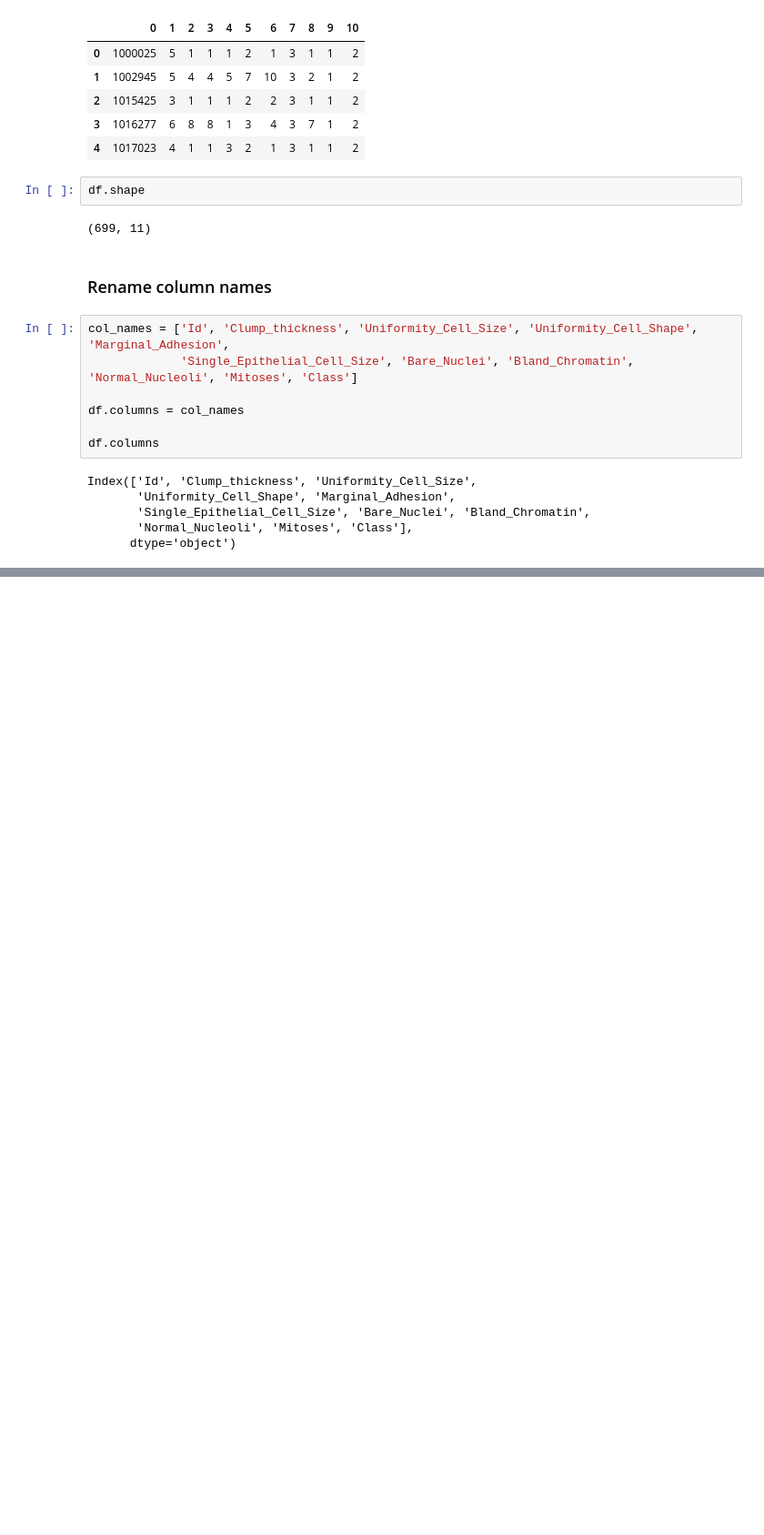
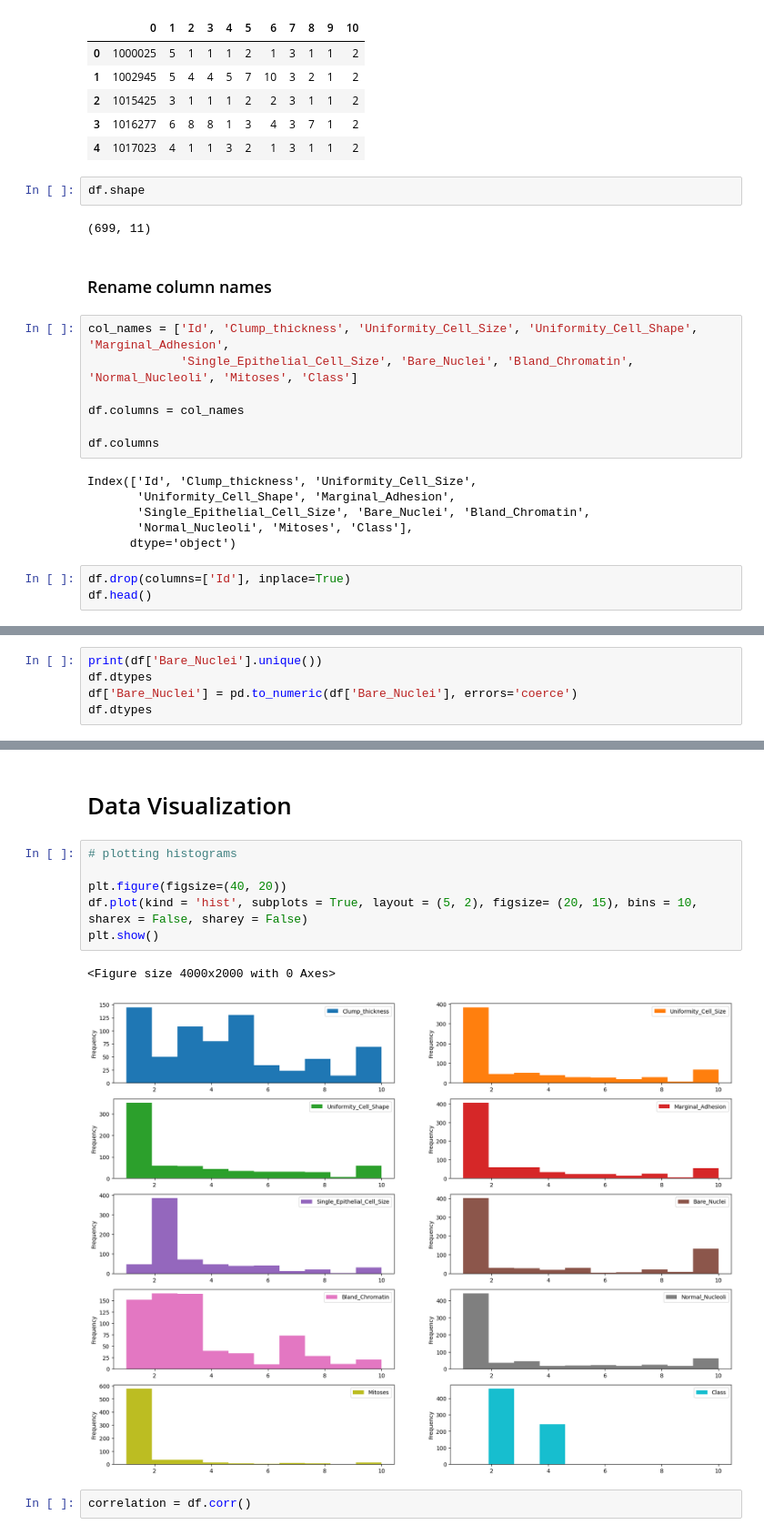
Before and after one commit to aryanaarav/Projects, a Jupyter notebook: DataScienceProjects/KNN/KNNalgorithm.ipynb, the cells around one changed output, grey strips where cells are left out. Shown at 91% size. Cells and saved outputs as stored; diff of their text form; blank space fills up the shorter version.

```diff
--- a/DataScienceProjects/KNN/KNNalgorithm.ipynb
+++ b/DataScienceProjects/KNN/KNNalgorithm.ipynb
@@ -33,3 +33,6 @@ Index(['Id', 'Clump_thickness', 'Uniformity_Cell_Size',
        'Single_Epithelial_Cell_Size', 'Bare_Nuclei', 'Bland_Chromatin',
        'Normal_Nucleoli', 'Mitoses', 'Class'],
       dtype='object')
+# %%
+df.drop(columns=['Id'], inplace=True)
+df.head()
@@ -35,0 +62,5 @@ Index(['Id', 'Clump_thickness', 'Uniformity_Cell_Size',
+# %%
+print(df['Bare_Nuclei'].unique())
+df.dtypes
+df['Bare_Nuclei'] = pd.to_numeric(df['Bare_Nuclei'], errors='coerce')
+df.dtypes
@@ -35,0 +130,13 @@ Index(['Id', 'Clump_thickness', 'Uniformity_Cell_Size',
+# %% [markdown]
+# Data Visualization
+# %%
+# plotting histograms
+
+plt.figure(figsize=(40, 20))
+df.plot(kind = 'hist', subplots = True, layout = (5, 2), figsize= (20, 15), bins = 10, sharex = False, sharey = False)
+plt.show()
+# %% [output]
+<Figure size 4000x2000 with 0 Axes>
+[figure, added]
+# %%
+correlation = df.corr()
```
Also changed, not shown: parts of 10 cells of this notebook.
